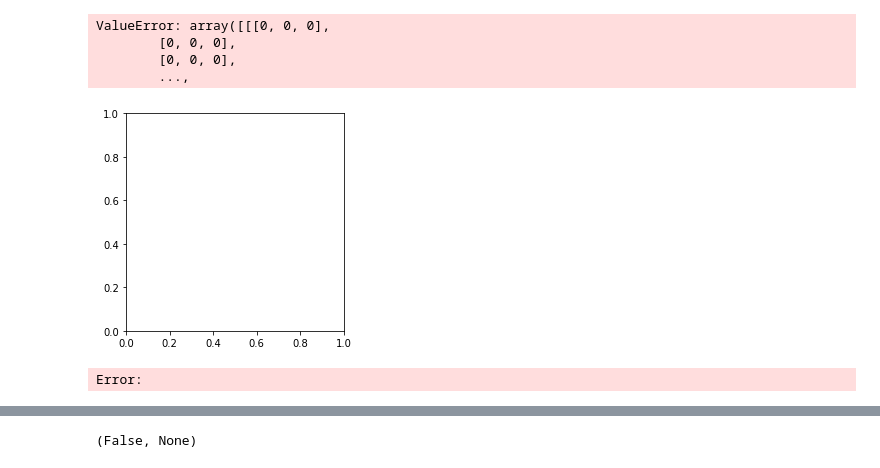
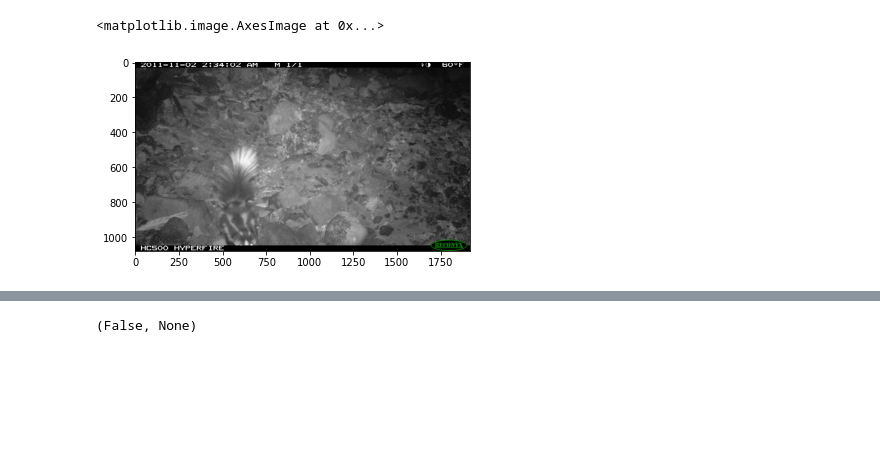
Before and after one commit to Jakob-98/wild, a Jupyter notebook: notebooks_misc/backgroundsubs.ipynb, the cells around one changed output, grey strips where cells are left out. Cells and saved outputs as stored; diff of their text form; code cells hidden in the pictures; blank space fills up the shorter version.

```diff
--- a/notebooks_misc/backgroundsubs.ipynb
+++ b/notebooks_misc/backgroundsubs.ipynb
@@ -11,9 +13,9 @@ from matplotlib import pyplot as plt
 class setup:
     algo = 'MOG2'
 # %%
-basepath = './data/islands/images/images/' # refactor to match path naming
-metadata_path = './data/islands/metadata.json'
-seq_path = './data/testseq/'
+basepath = '../data/islands/images/images/' # refactor to match path naming
+metadata_path = '../data/islands/metadata.json'
+seq_path = '../data/testseq/'
 with open(metadata_path) as f:
     d = json.load(f)
 # %%
@@ -23,8 +25,9 @@ if setup.algo == 'MOG2':
 else:
     backSub = cv2.createBackgroundSubtractorKNN()
 # %%
-# idx = 2634 #empty
-idx = 4324
+idx = 8543
+#idx = 4232 #coolfox2
+# idx = 4324 #coolfox1
 myseqid = d['images'][idx].get('seq_id')
 # %%
 myimgpaths = [basepath + img.get('file_name') for img in d['images'] if img.get('seq_id') == myseqid]
@@ -36,22 +34,5 @@ for im in myimgpaths:
-# %%
-capture = cv2.VideoCapture(cv2.samples.findFileOrKeep(myimgpaths[0]))
-while True:
-    ret, frame = capture.read()
-    if frame is None:
-        break
-    fgMask = backSub.apply(frame)
-    gMask = backSub.apply(frame)
-    cv2.rectangle(frame, (10, 2), (100,20), (255,255,255), -1)
-    cv2.putText(frame, str(capture.get(cv2.CAP_PROP_POS_FRAMES)), (15, 15),
-                cv2.FONT_HERSHEY_SIMPLEX, 0.5 , (0,0,0))
-    plt.imshow('frame', frame)
-    plt.imshow('fgmask', fgMask)
-    plt.show()
-    print('asdfasdf')
-# %% [output]
-ValueError: array([[[0, 0, 0],
-        [0, 0, 0],
-        [0, 0, 0],
-        ...,
-[figure, removed]
-Error:
+# %%
+plt.imshow(cv2.imread(myimgpaths[3]))
+# %% [output]
+<matplotlib.image.AxesImage at 0x...>
+[figure, added]
```
Also changed, not shown: parts of 39 cells of this notebook, 2 other files.
